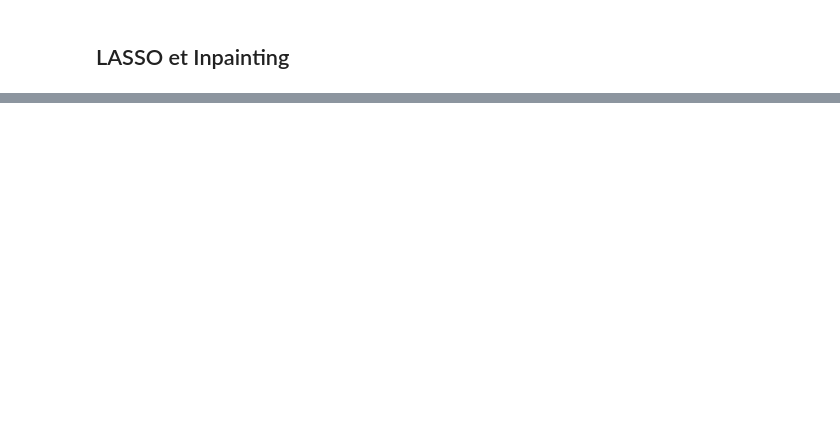
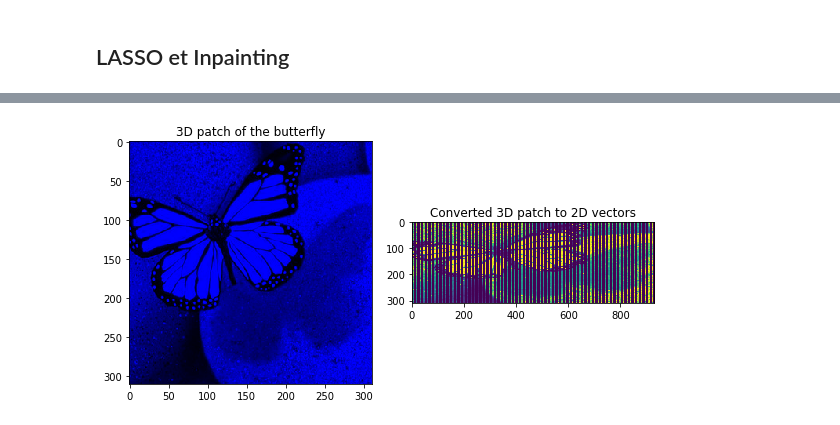
Before and after one commit to ATidiane/ARF, a Jupyter notebook: InpaintingProject/inpainting.ipynb, the cells around one changed output, grey strips where cells are left out. Saved outputs shown, nothing was run; the diff lists cells and outputs as text; code cells hidden in the pictures; blank space fills up the shorter version.

```diff
--- a/InpaintingProject/inpainting.ipynb
+++ b/InpaintingProject/inpainting.ipynb
@@ -339,0 +315,12 @@ show_im(patch)
+# %%
+fig, (ax1, ax2) = plt.subplots(ncols=2, figsize=(8, 7))
+
+patch = get_patch(300, 770, 310, im_norm)
+show_im(patch, "3D patch of the butterfly", ax1)
+
+patch_2D = transform_to_2D(patch)
+show_im(patch_2D, "Converted 3D patch to 2D vectors", ax2)
+
+fig.tight_layout()
+# %% [output]
+[figure, added]
```
Also changed, not shown: parts of 15 cells of this notebook, 2 other files.
